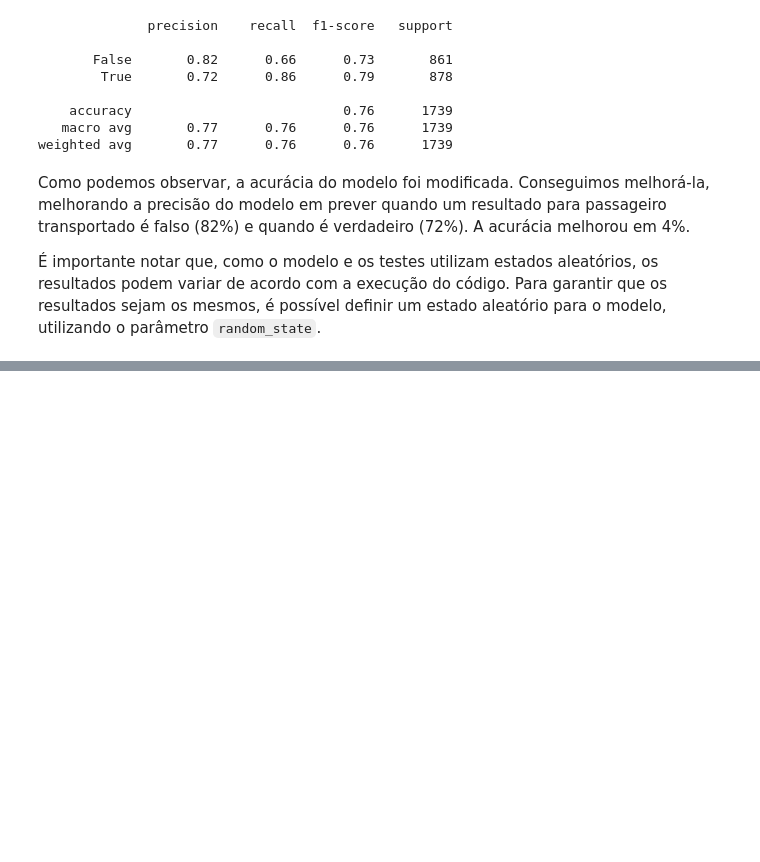
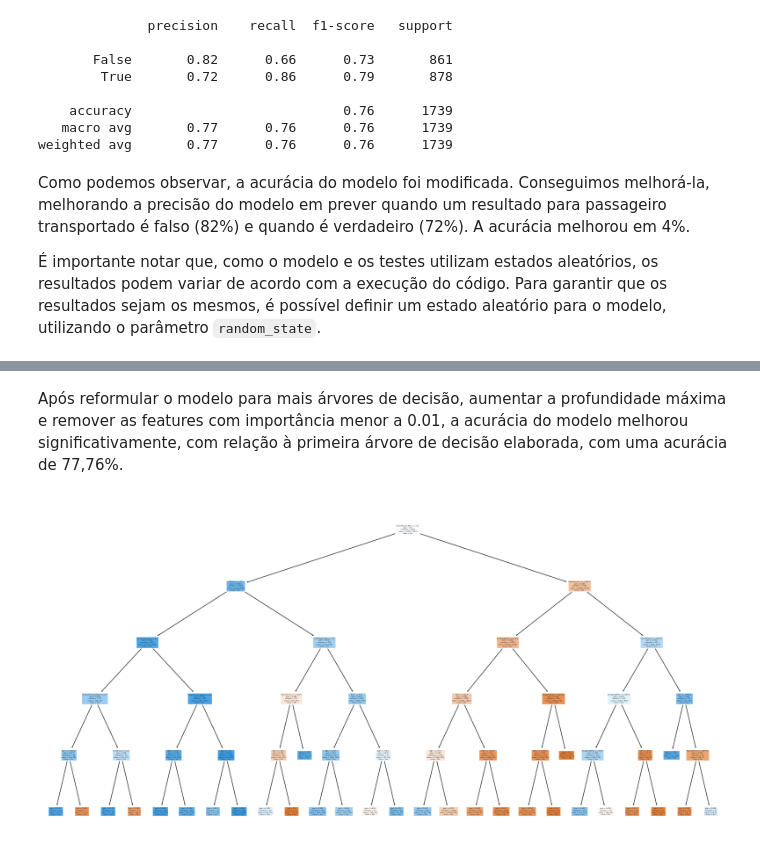
Before and after one commit to thomaschiari/Spaceship-Titanic-Kaggle-Competition, a Jupyter notebook: Spaceship-Titanic.ipynb, the cells around one changed output, grey strips where cells are left out. Drawn from its saved outputs; the diff is of its cells as text; code cells hidden in the pictures; blank space fills up the shorter version.

```diff
--- a/Spaceship-Titanic.ipynb
+++ b/Spaceship-Titanic.ipynb
@@ -369,0 +544,6 @@ Como podemos observar, a acurácia do modelo foi modificada. Conseguimos melhor
+# %%
+try:
+    x_train_ = x_train.drop(['VIP', 'Destination_TRAPPIST-1e', 'Destination_PSO J318.5-22', 'Destination_55 Cancri e'], axis=1)
+    x_test_ = x_test.drop(['VIP', 'Destination_TRAPPIST-1e', 'Destination_PSO J318.5-22', 'Destination_55 Cancri e'], axis=1)
+except:
+    pass
@@ -369,0 +577,11 @@ Como podemos observar, a acurácia do modelo foi modificada. Conseguimos melhor
+# %% [markdown]
+Após reformular o modelo para mais árvores de decisão, aumentar a profundidade máxima e remover as features com importância menor a 0.01, a acurácia do modelo melhorou significativamente, com relação à primeira árvore de decisão elaborada, com uma acurácia de 77,76%.
+# %%
+from sklearn.tree import plot_tree
+
+plt.figure(figsize=(20, 10))
+plot_tree(model.estimators_[0], feature_names=x_train.columns, class_names=['No', 'Yes'], filled=True)
+plt.savefig('tree_random_forest.png')
+plt.show()
+# %% [output]
+[figure, added]
```
Also changed, not shown: parts of 25 cells of this notebook, 1 other file.
